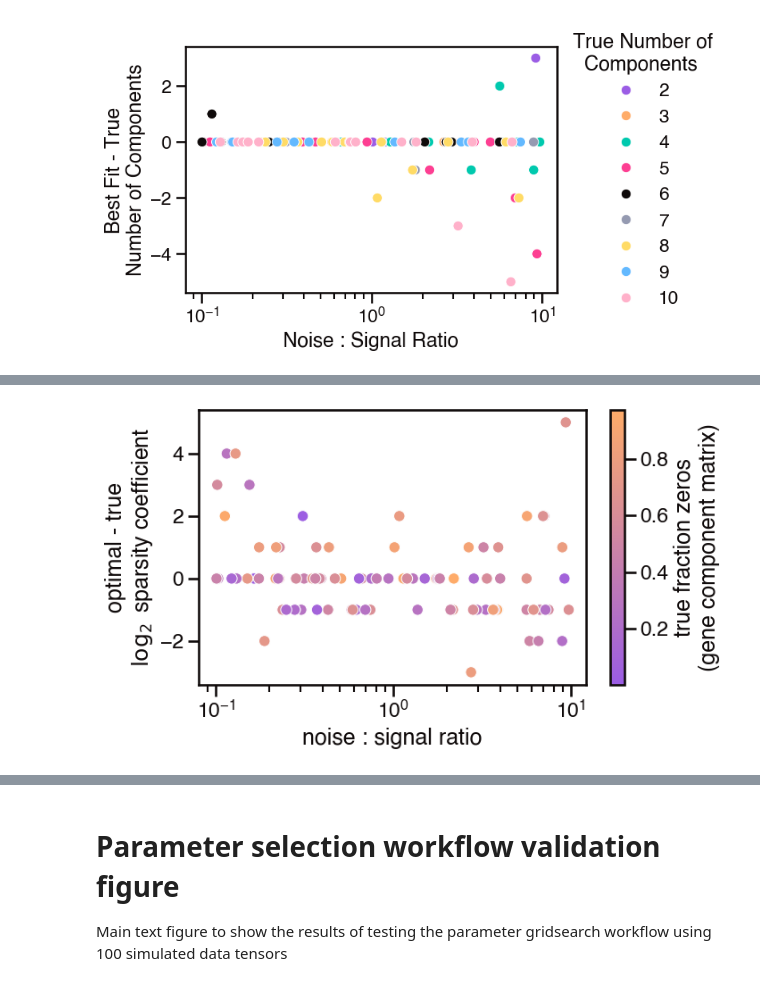
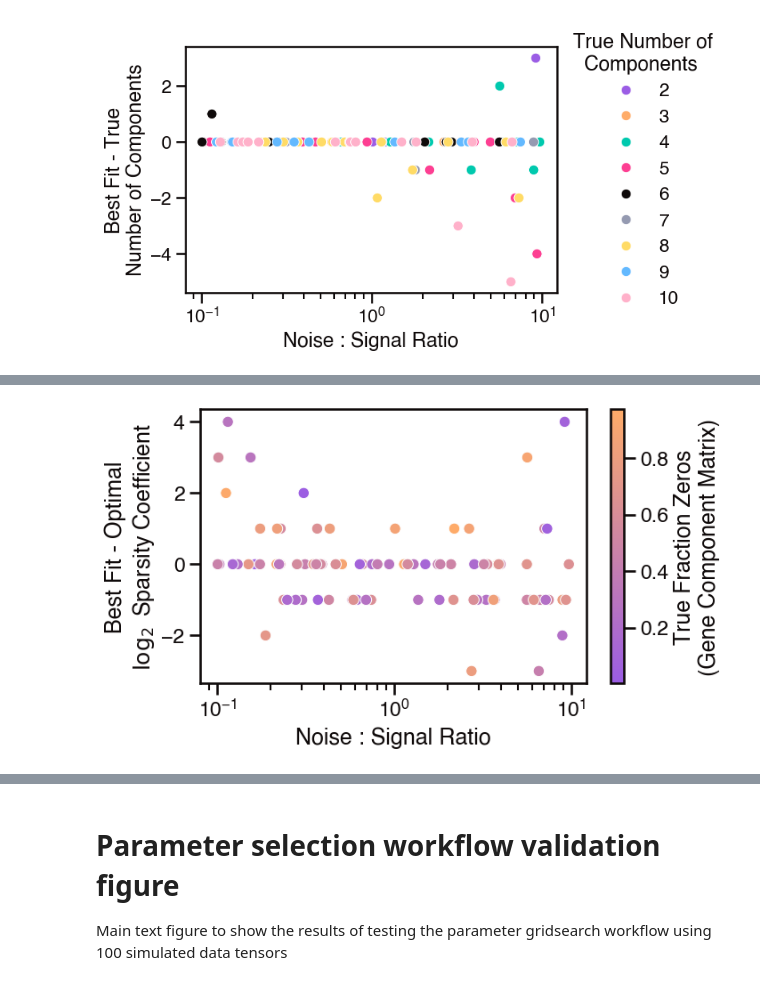
Before and after one commit to blasks/barnacle-manuscript, a Jupyter notebook: analyses/1-simulation/2-cv-workflow-validation.ipynb, the cells around one changed output, grey strips where cells are left out. Drawn from its saved outputs; the diff is of its cells as text; code cells hidden in the pictures.

Commit message:
updated simulation experiments with summary figure and to have f1 score

```diff
--- a/analyses/1-simulation/2-cv-workflow-validation.ipynb
+++ b/analyses/1-simulation/2-cv-workflow-validation.ipynb
@@ -124,7 +124,7 @@ annot_kwgs = {
 # %%
 # look at data
 
-data_dir = Path('../../data/1-simulation/archive/')
+data_dir = Path('../../data/1-simulation/')
 out_dir = Path('../../figures/1-simulation/')
 results_df = pd.read_csv(data_dir / 'cv_data.csv')
 
@@ -189,10 +189,8 @@ simulation_info_df
 gt_df = results_df[results_df['modeled_replicate'] == results_df['comparison_replicate']]
 gt_df = gt_df[[
     'simulation_id', 'rank', 'lambda', 'modeled_replicate', 'n_components', 'mean_gene_sparsity', 'relative_sse',
-    'true_fms', 'recovery', 'relevance', 'precision', 'recall'
+    'true_fms', 'recovery', 'relevance', 'precision', 'recall', 'f1'
 ]].reset_index(drop=True)
-# derived metrics
-gt_df['f1'] = (2 * gt_df['precision'] * gt_df['recall']) / (gt_df['precision'] + gt_df['recall'])
 
 # generate separate dataframe for aggregated metrics
 gt_df_agg = gt_df.groupby([
@@ -747,37 +535,35 @@ g.savefig('sparsity-selection-method-comparison.png', bbox_inches='tight')
 # %%
 # plot true rank vs. optimal rank
+# NOTE: 6 data points in which the optimal or selected lambda was 0 were removed for ease of plotting.
 
 # arrange data for plotting
 lambda_plot_df = simulation_info_df.copy()
-lambda_plot_df['lambda_max_cv_fms_1se'] = lambda_plot_df['simulation_id'].map(
-    optimal_lambda_df.set_index('simulation_id')['lambda_max_cv_fms_1se']
-)
-lambda_plot_df['log_lambda_difference'] = np.log2(lambda_plot_df['lambda_max_cv_fms_1se']) - np.log2(lambda_plot_df['optimal_lambda'])
+lambda_plot_df['log_lambda_difference'] = np.log2(lambda_plot_df['selected_lambda']) - np.log2(lambda_plot_df['gt_lambda'])
 # lambda_plot_df = lambda_plot_df.sort_values(['simulation_rank', 'noise_level']).reset_index(drop=True)
-lambda_plot_df['true sparsity'] = 1 - lambda_plot_df['factor0_density']
+lambda_plot_df['true_sparsity'] = 1 - lambda_plot_df['factor0_density']
 
 # create plot
 fig_b, ax_b = plt.subplots(figsize=[7, 4])
 sns.scatterplot(
     x='noise_level',
     y='log_lambda_difference',
-    hue='true sparsity',
+    hue='true_sparsity',
     palette=grad_cmap,
     alpha=1.0,
     data=lambda_plot_df,
     ax=ax_b
 )
-plt.xlabel('noise : signal ratio');
-plt.ylabel('optimal - true\n$\log_2$ sparsity coefficient');
+plt.xlabel('Noise : Signal Ratio');
+plt.ylabel('Best Fit - Optimal\n$\log_2$ Sparsity Coefficient');
 plt.xscale('log')
 # make a colorbar for the markers and replace the default legend with that
-norm = plt.Normalize(lambda_plot_df['true sparsity'].min(), lambda_plot_df['true sparsity'].max())
+norm = plt.Normalize(lambda_plot_df['true_sparsity'].min(), lambda_plot_df['true_sparsity'].max())
 sm = plt.cm.ScalarMappable(cmap=grad_cmap, norm=norm)
 sm.set_array([])
 ax_b.get_legend().remove()
-ax_b.figure.colorbar(sm, ax=ax_b, label='true fraction zeros\n(gene component matrix)');
+ax_b.figure.colorbar(sm, ax=ax_b, label='True Fraction Zeros\n(Gene Component Matrix)');
 
 # plt.savefig('optimal_rank_v_noise.png', bbox_inches='tight')
 # %% [output]
-[figure, old version]
+[figure, new version]
 # %%
```
Also changed, not shown: parts of 25 cells of this notebook, 1 other file.
